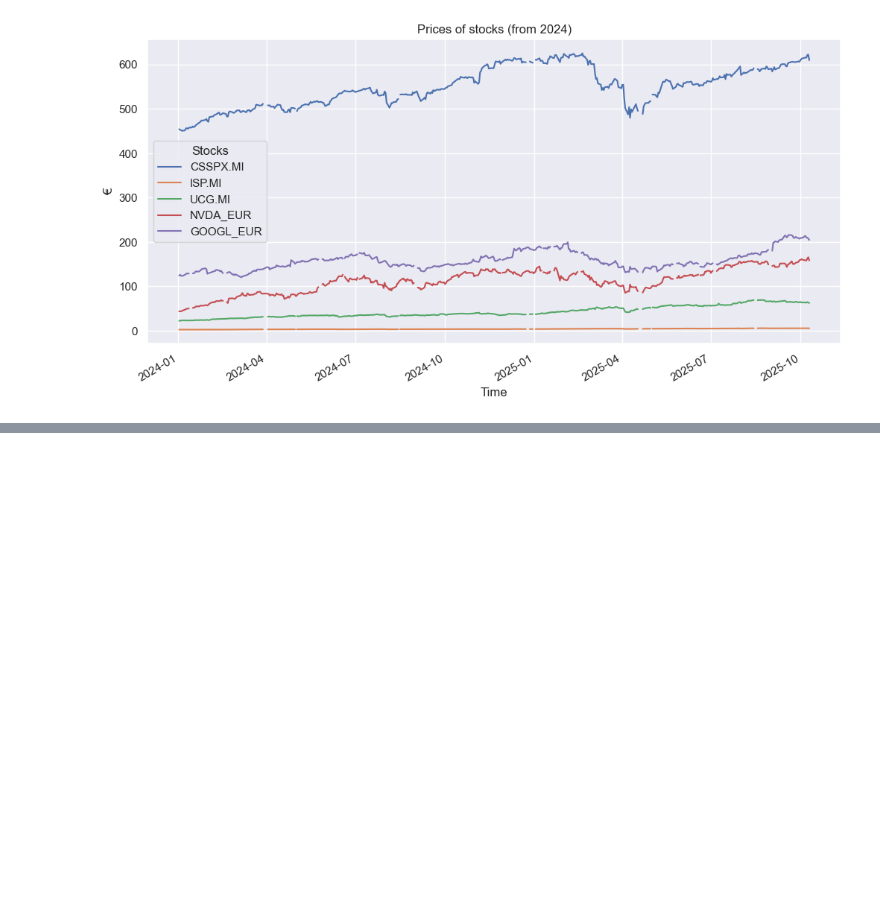
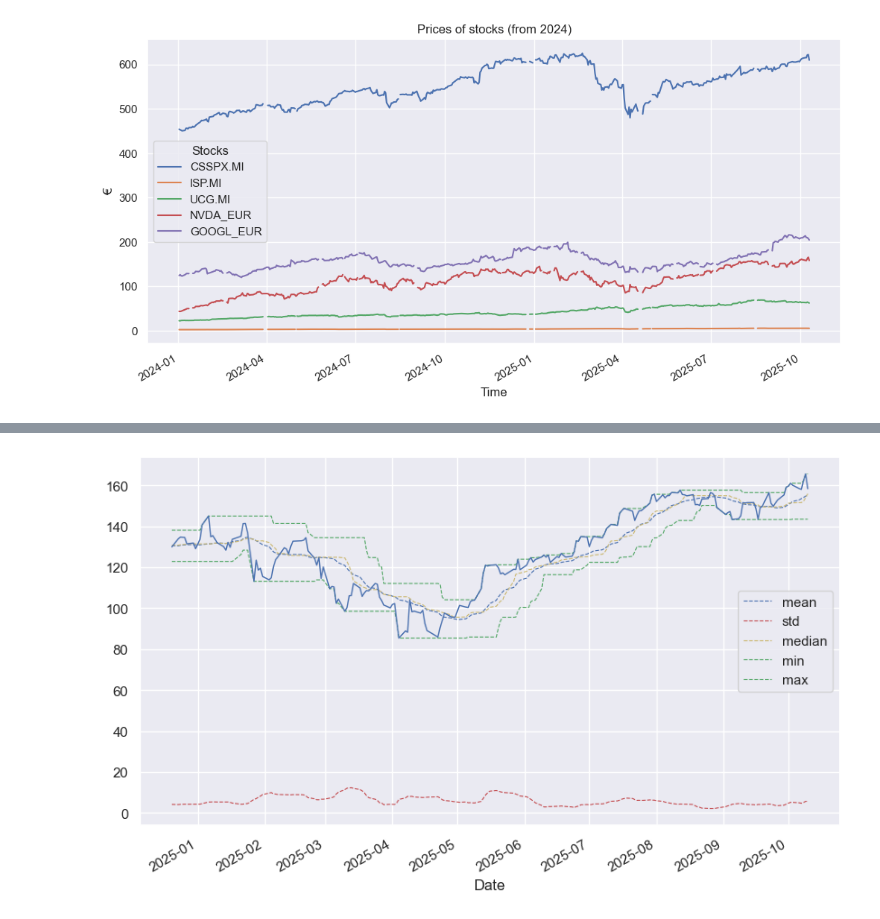
Before and after one commit to luigiselmi/finstat, a Jupyter notebook: experiments/experimental_portfolio.ipynb, the cells around one changed output, grey strips where cells are left out. Saved outputs shown, nothing was run; the diff lists cells and outputs as text; code cells hidden in the pictures; blank space fills up the shorter version.

```diff
--- a/experiments/experimental_portfolio.ipynb
+++ b/experiments/experimental_portfolio.ipynb
@@ -188,0 +194,4 @@ plt.show()
+# %%
+sym = 'NVDA_EUR'
+nvda_eur = pd.DataFrame(stocks_close_eur[sym]).dropna()
+nvda_eur.tail()
@@ -188,0 +206,8 @@ plt.show()
+# %%
+window = 20
+nvda_eur['mean'] = nvda_eur[sym].rolling(window=window).mean()
+nvda_eur['std'] = nvda_eur[sym].rolling(window=window).std()
+nvda_eur['median'] = nvda_eur[sym].rolling(window=window).median()
+nvda_eur['min'] = nvda_eur[sym].rolling(window=window).min()
+nvda_eur['max'] = nvda_eur[sym].rolling(window=window).max()
+nvda_eur.dropna().head()
@@ -188,0 +222,5 @@ plt.show()
+# %%
+ax = nvda_eur[['mean', 'std', 'median', 'min', 'max']].iloc[-200:].plot(figsize=(10, 6), style=['b--', 'r--', 'y--', 'g--', 'g--'], lw=0.8)
+nvda_eur[sym].iloc[-200:].plot(ax=ax, lw=1.0);
+# %% [output]
+[figure, added]
```
Also changed, not shown: parts of 10 cells of this notebook.
